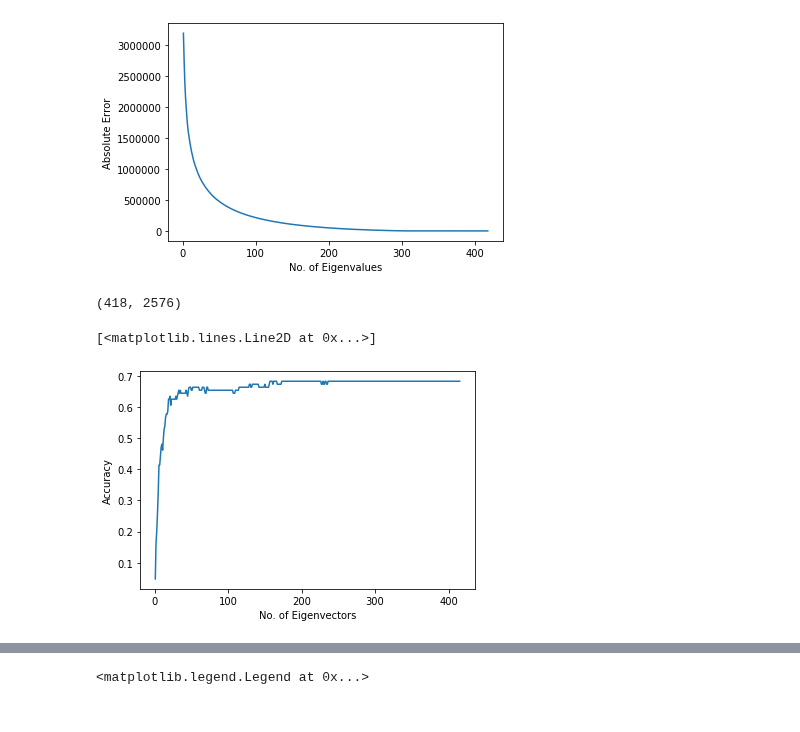
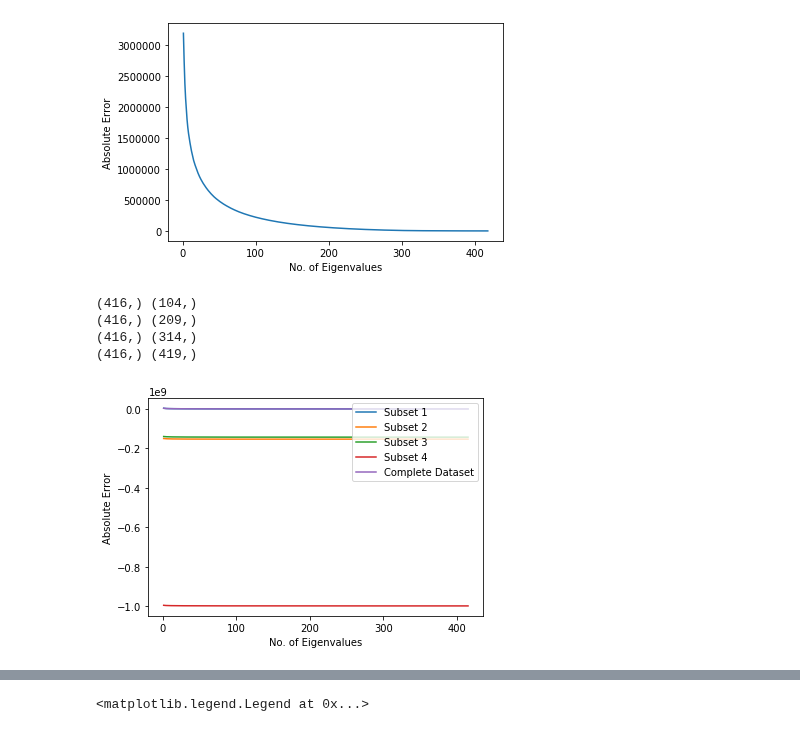
Before and after one commit to pedromonteiro18/Pattern_Recognition, a Jupyter notebook: Coursework.ipynb, the cells around one changed output, grey strips where cells are left out. Drawn from its saved outputs; the diff is of its cells as text; code cells hidden in the pictures.

```diff
--- a/Coursework.ipynb
+++ b/Coursework.ipynb
@@ -488,35 +533,37 @@ plt.plot(x,y)
 # %% [output]
 [<matplotlib.lines.Line2D at 0x...>]
 [figure]
-# %%
-# face recognition accuracy with incremental PCA
-
-x=[]
-y=[]
-print(eigvecs3.shape)
-for M in range(1,416):
-  eigvecsM = np.real(eigvecs3[:M])
-  total = 0
-  correct = 0
-  W = np.dot(A.T, eigvecsM.T)
-
-  test_faces_normalized = np.array(list(map(lambda x: x - avg, data_test)))
-  W_test = np.dot(test_faces_normalized, eigvecsM.T)
-  labels = get_neighbors(W, label_train, W_test, 1)
-  for test_index in range(len(data_test)):
-    if labels[test_index] == label_test[test_index]:
-      correct += 1
-    total += 1
-  x.append(M)
-  y.append(correct/total)
-
-plt.xlabel('No. of Eigenvectors')
-plt.ylabel('Accuracy')
-plt.plot(x,y)
-# %% [output]
-(418, 2576)
-[<matplotlib.lines.Line2D at 0x...>]
-[figure, removed]
+# %%
+# Calculating the reconstruction error for dataset 1
+y = [None]*4
+for i in range(4):
+  x=[]
+  y[i]=[]
+  eigvals = eigvalsBatch[i]
+  idx = eigvals.argsort()[::-1]
+  eigvals = eigvals[idx]
+  print(Meigvals_new.shape, eigvals.shape)
+  for M in range(1,len(data_train)):
+    J = np.real(np.sum(Meigvals_new)-np.sum(eigvals[:M]))
+    x.append(M)
+    y[i].append(J)
+
+
+plt.xlabel('No. of Eigenvalues')
+plt.ylabel('Absolute Error')
+plt.plot(x,y[0])
+plt.plot(x,y[1])
+plt.plot(x,y[2])
+plt.plot(x,y[3])
+plt.plot(x,y_full)
+plt.legend(['Subset 1', 'Subset 2', 'Subset 3', 'Subset 4', 'Complete Dataset'], loc='upper right')
+plt.show()
+# %% [output]
+(416,) (104,)
+(416,) (209,)
+(416,) (314,)
+(416,) (419,)
+[figure, added]
 # %%
 # No of eigenvectors vs Nearest Neighbour Classification Time For Whole dataset
 # face recognition accuracy with incremental PCA
```
Also changed, not shown: parts of 10 cells of this notebook.
